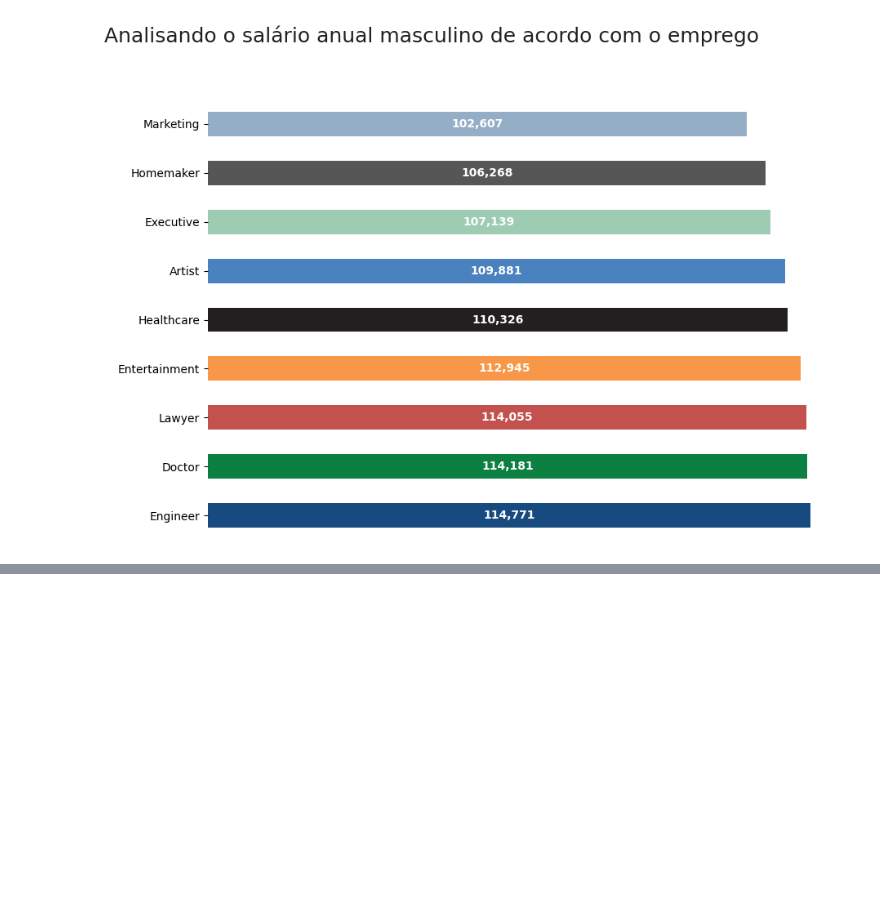
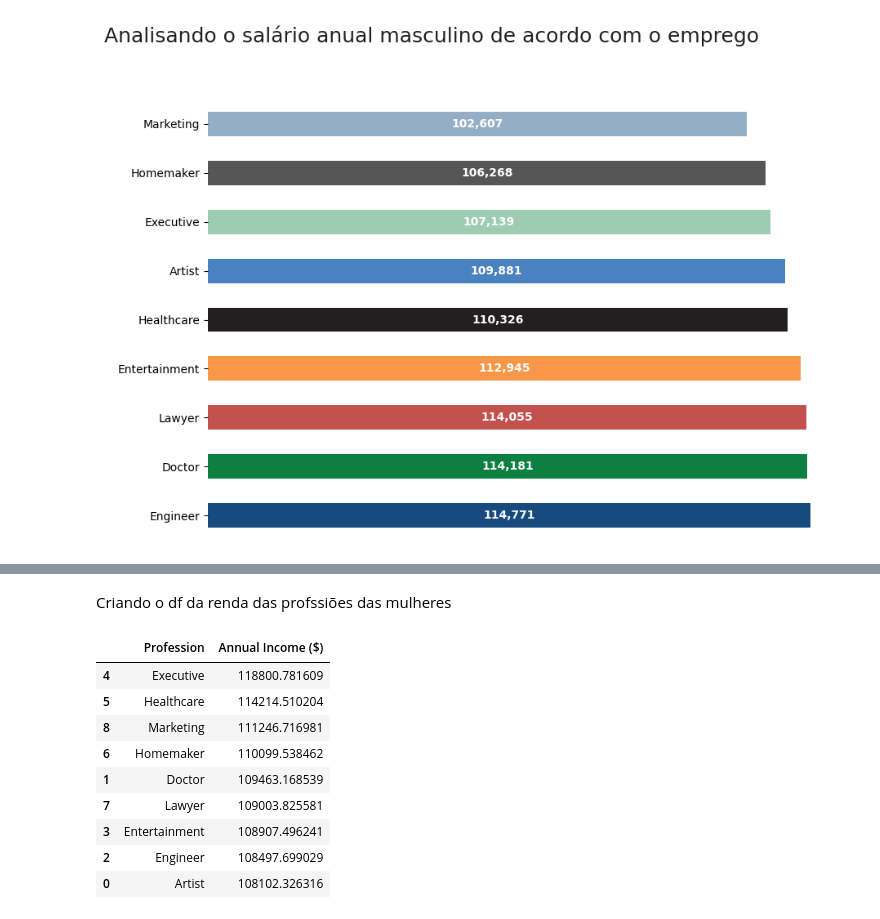
Before and after one commit to Jgabriel1800/Clientes-mercado, a Jupyter notebook: Clientes_mercado.ipynb, the cells around one changed output, grey strips where cells are left out. Cells and saved outputs as stored; diff of their text form; code cells hidden in the pictures; blank space fills up the shorter version.

```diff
--- a/Clientes_mercado.ipynb
+++ b/Clientes_mercado.ipynb
@@ -448,0 +489,19 @@ plt.show()
+# %% [markdown]
+Criando o df da renda das profssiões das mulheres
+# %%
+df_mulher_renda=df.copy()
+df_mulher_renda=df_mulher_renda[df_mulher_renda['Gender']=='Female']
+df_mulher_renda=df_mulher_renda[['Profession','Annual Income ($)']]
+df_mulher_renda=df_mulher_renda.groupby('Profession',as_index=False).mean().sort_values(by='Annual Income ($)',ascending=False)
+df_mulher_renda
+# %% [output]
+|  | Profession | Annual Income ($) |
+| 4 | Executive | 118800.781609 |
+| 5 | Healthcare | 114214.510204 |
+| 8 | Marketing | 111246.716981 |
+| 6 | Homemaker | 110099.538462 |
+| 1 | Doctor | 109463.168539 |
+| 7 | Lawyer | 109003.825581 |
+| 3 | Entertainment | 108907.496241 |
+| 2 | Engineer | 108497.699029 |
+| 0 | Artist | 108102.326316 |
```
Also changed, not shown: parts of 5 cells of this notebook.
